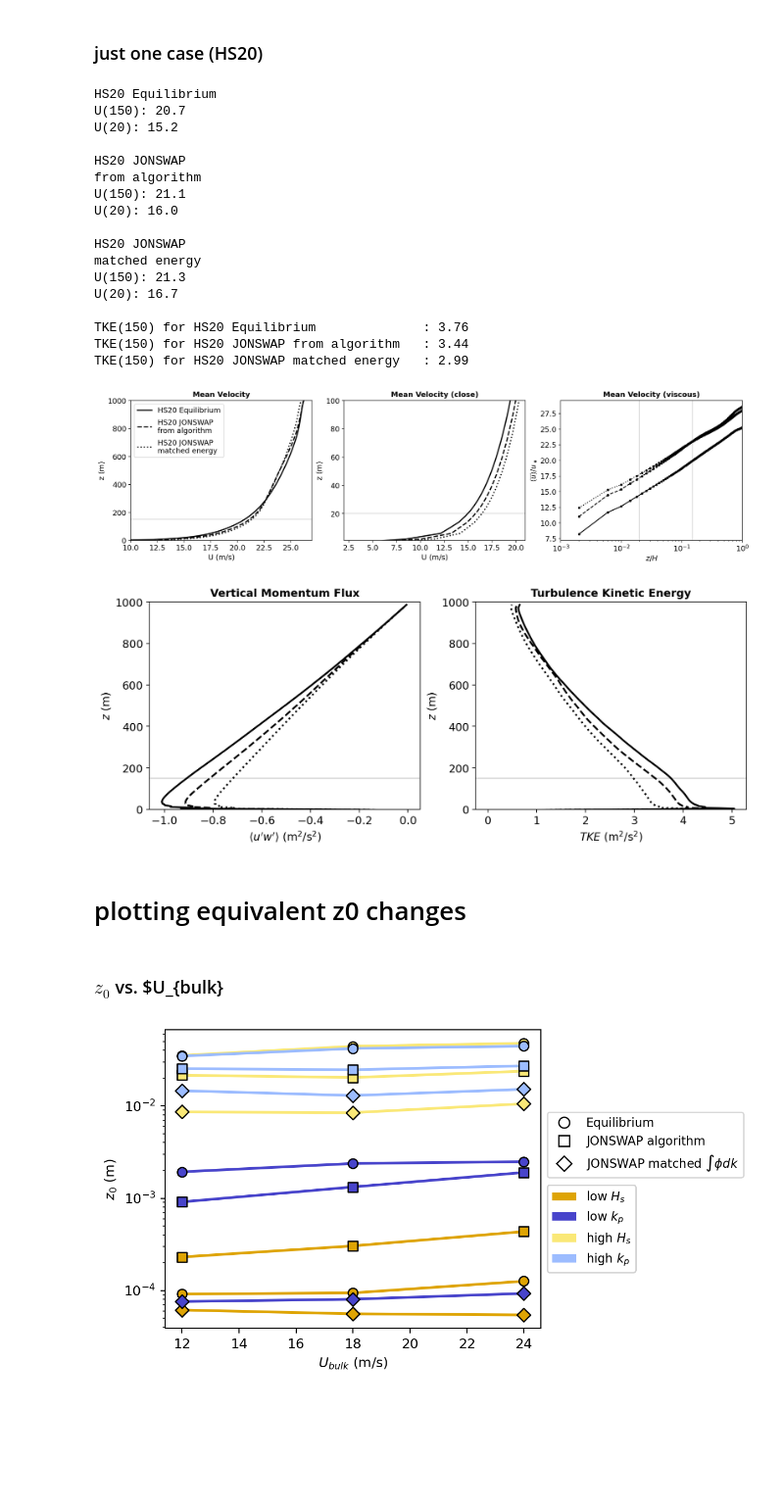
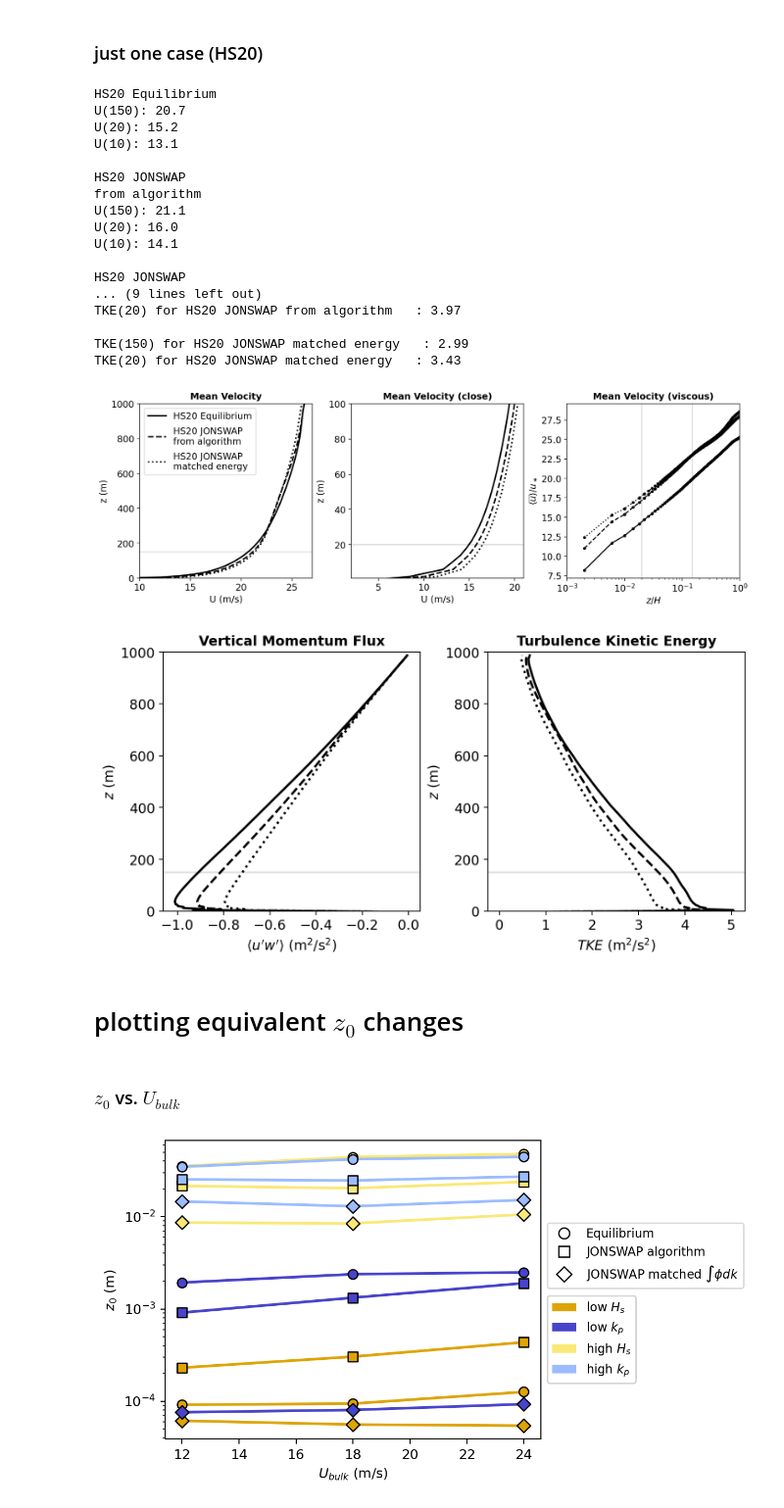
Before and after one commit to hhwilliams/ocean-wave-spectrum-parameterizations, a Jupyter notebook: les_mabl_comp.ipynb, the cells around one changed output. Shown at 98% size. Drawn from its saved outputs; the diff is of its cells as text; code cells hidden in the pictures; blank space fills up the shorter version.

```diff
--- a/les_mabl_comp.ipynb
+++ b/les_mabl_comp.ipynb
@@ -410,14 +31,0 @@ U(150) for Sp A JONSWAP matched: 16.68
-# %%
-rcParams.update({'font.size': 9})
-z_us = [2,100]
-
-fig, ax = coare_plot_starter(figsize=(6,5))
-
-hs04_ustars = [stat.flux_ustar(z_us) for stat in statlist.values()]
-hs04_u10s = [stat.Uz(10) for stat in statlist.values()]
-
-for i in range(len(statlist)):
-    ax.scatter(hs04_u10s[i], hs04_ustars[i], c=colors[i], marker='s',
-               label=ids[i], zorder=3)
-
-ax.legend()
@@ -461,14 +31,0 @@ U(150) for Sp B JONSWAP matched: 16.23
-# %%
-rcParams.update({'font.size': 9})
-z_us = [2,100]
-
-fig, ax = coare_plot_starter(figsize=(6,5))
-
-hs04_ustars = [stat.flux_ustar(z_us) for stat in statlist.values()]
-hs04_u10s = [stat.Uz(10) for stat in statlist.values()]
-
-for i in range(len(statlist)):
-    ax.scatter(hs04_u10s[i], hs04_ustars[i], c=colors[i], marker='s',
-               label=ids[i], zorder=3)
-
-ax.legend()
@@ -805,8 +212,8 @@ hs20_statlist, hs20_ids = wavecase_statlist(
 
 rcParams.update({'font.size': 12})
 
-fig1, axs1 = plt.subplots(1,3,facecolor='w', dpi=180.0, figsize=(15,4))
-fig2, axs2 = plt.subplots(1,2,facecolor='w', dpi=180.0, figsize=(10,4))
+fig1, axs1 = plt.subplots(1,3,facecolor='w', dpi=180.0, figsize=(12,4))
+fig2, axs2 = plt.subplots(1,2,facecolor='w', dpi=180.0, figsize=(8,4))
 
 color = 'k'
 ls = ['-','--',':']
@@ -823,42 +230,42 @@ plot_upvp(hs20_statlist, hs20_ids, colors, ax=axs2[0], labels=False, xlabel=True
 plot_tke(hs20_statlist, hs20_ids, colors, ax=axs2[1], labels=False, xlabel=True,
         linestyles=ls)
 
 
 fw = 'semibold'
 fs = 12
 axs1[0].set_title('Mean Velocity', weight=fw, fontsize=fs)
 axs1[1].set_title('Mean Velocity (close)', weight=fw, fontsize=fs)
 axs1[2].set_title('Mean Velocity (viscous)', weight=fw, fontsize=fs)
 axs2[0].set_title('Vertical Momentum Flux', weight=fw, fontsize=fs)
 axs2[1].set_title('Turbulence Kinetic Energy', weight=fw, fontsize=fs)
 
 fig1.set_constrained_layout(True)
 fig2.set_constrained_layout(True)
 
 # fig1.savefig('figures/hs20_profiles_1.pdf')
 # fig2.savefig('figures/hs20_profiles_2.pdf')
 # %% [output]
 HS20 Equilibrium
 U(150): 20.7
 U(20): 15.2
+U(10): 13.1
 
 HS20 JONSWAP
 from algorithm
 U(150): 21.1
 U(20): 16.0
+U(10): 14.1
 
 HS20 JONSWAP
-matched energy
-U(150): 21.3
-U(20): 16.7
+... (9 lines left out)
+TKE(20) for HS20 JONSWAP from algorithm   : 3.97
 
-TKE(150) for HS20 Equilibrium              : 3.76
-TKE(150) for HS20 JONSWAP from algorithm   : 3.44
 TKE(150) for HS20 JONSWAP matched energy   : 2.99
+TKE(20) for HS20 JONSWAP matched energy   : 3.43
-[figure, old version]
+[figure, new version]
-[figure, old version]
+[figure, new version]
 # %% [markdown]
-# plotting equivalent z0 changes
+# plotting equivalent $z_0$ changes
 # %%
 case_info = pd.read_excel('les_data/sf_case_log.xlsx', sheet_name='bl_coare_sweep', header=1, index_col=0)
 
@@ -931,5 +340,5 @@ def add_color_legend(ax):
 # %% [markdown]
-### $z_0$ vs. $U_{bulk}
+### $z_0$ vs. $U_{bulk}$
 # %%
 
 xs = np.repeat([12, 18, 24], 12)
```
Also changed, not shown: parts of 42 cells of this notebook, 6 other files.
